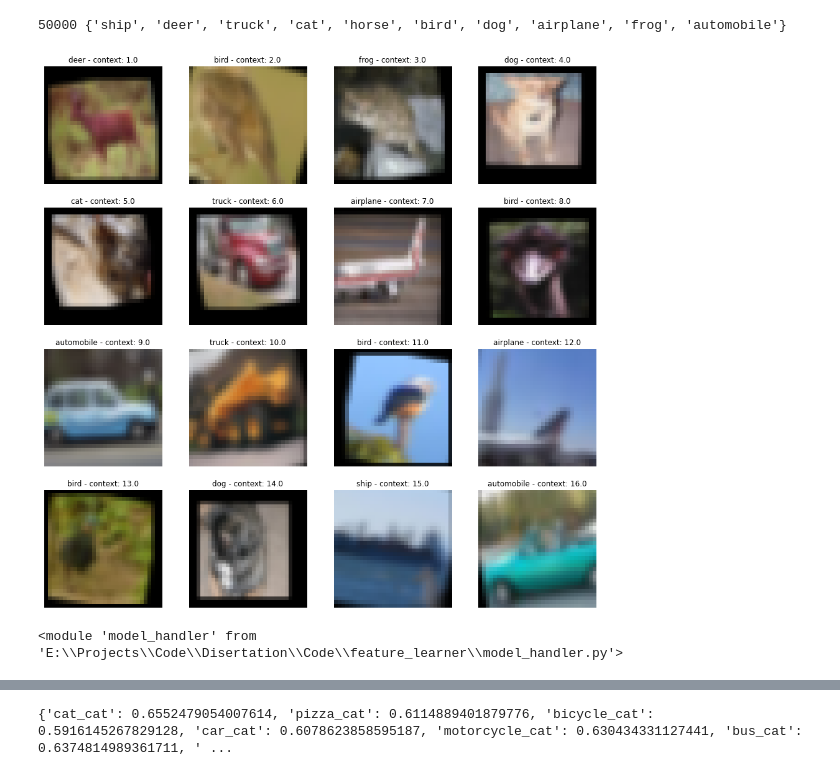
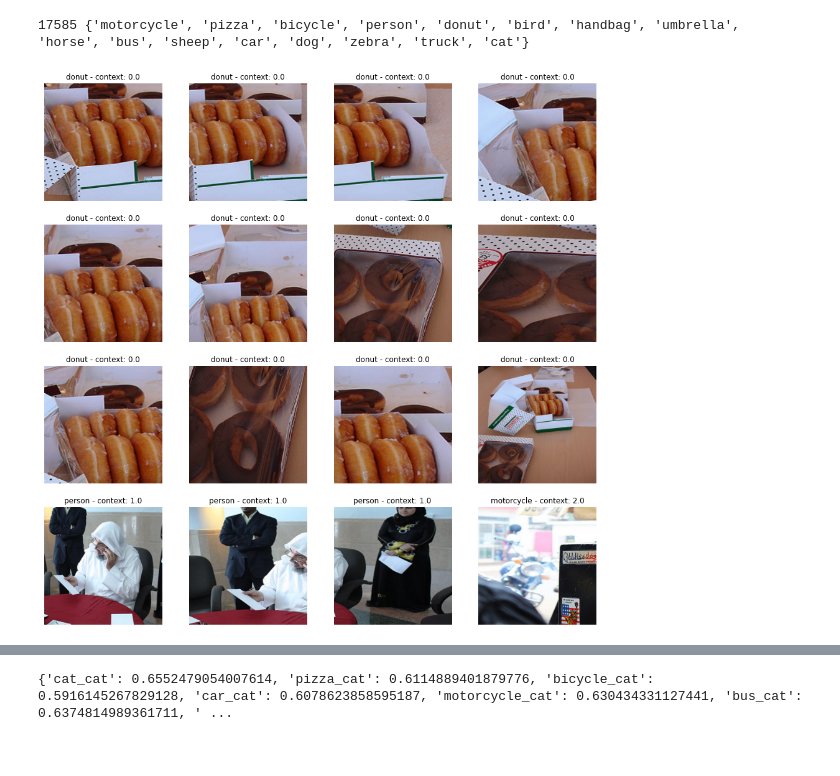
Before and after one commit to tdrvlad/Disertation, a Jupyter notebook: feature_learner/main.ipynb, the cells around one changed output, grey strips where cells are left out. Drawn from its saved outputs; the diff is of its cells as text; code cells hidden in the pictures.

```diff
--- a/feature_learner/main.ipynb
+++ b/feature_learner/main.ipynb
@@ -46,49 +23,43 @@ for k,v in cifar_detection_data.items():
 # %%
+'''Initialize Data Handler'''
+
 import data_handler
-
 import importlib
 importlib.reload(data_handler)
-import data_handler
 
 
-target_classes = ['person', 'motorcycle', 'bicycle', 'car', 'bus', 'truck', 'bird', 'cat', 'dog', 'horse', 'sheep', 'handbag', 'umbrella', 'backpack' 'hot dog', 'pizza', 'donut']
-target_classes = None
+target_classes = ['person', 'motorcycle', 'bicycle', 'car', 'bus', 'truck', 'bird', 'cat', 'dog', 'horse', 'zebra', 'sheep', 'handbag', 'umbrella', 'backpack' 'hot dog', 'pizza', 'donut']
+#target_classes = None
 
 data_handler_obj = data_handler.DataHandler(
-    cifar_image_detections,
-    cifar_detection_data,
+    image_detections,
+    detection_data,
     target_classes = target_classes,
     label_map = LABEL_MAP
 )
 
-data_handler_obj.add_augmentation(flip=True, rotation=True, translation=True, zoom=True, contrast=False)
-
 all_object_categories = data_handler_obj.get_all_object_categories()
 print(len(all_object_categories), set(all_object_categories))
 # %% [output]
-50000 {'ship', 'deer', 'truck', 'cat', 'horse', 'bird', 'dog', 'airplane', 'frog', 'automobile'}
+17585 {'motorcycle', 'pizza', 'bicycle', 'person', 'donut', 'bird', 'handbag', 'umbrella', 'horse', 'bus', 'sheep', 'car', 'dog', 'zebra', 'truck', 'cat'}
 # %%
+'''Plot elements from data Handler'''
+
 x,y = data_handler_obj.create_batch()
 import matplotlib.pyplot as plt
 
 fig = plt.figure(figsize=(16, 16))
 plt.axis('off')
 
 columns = 4
 rows = 4
 for i in range(1, columns*rows +1):
     img = x[i]
     subplot = fig.add_subplot(rows, columns, i)
     subplot.title.set_text('{} - context: {}'.format(LABEL_MAP.get(y[i][0]), y[i][1]))
     subplot.set_axis_off()
     plt.imshow(img)
 plt.show()
 # %% [output]
-[figure, old version]
+[figure, new version]
-# %%
-import importlib
-import model_handler
-importlib.reload(model_handler)
-# %% [output]
-<module 'model_handler' from 'E:\\Projects\\Code\\Disertation\\Code\\feature_learner\\model_handler.py'>
 # %%
```
Also changed, not shown: parts of 16 cells of this notebook, 4 other files.
